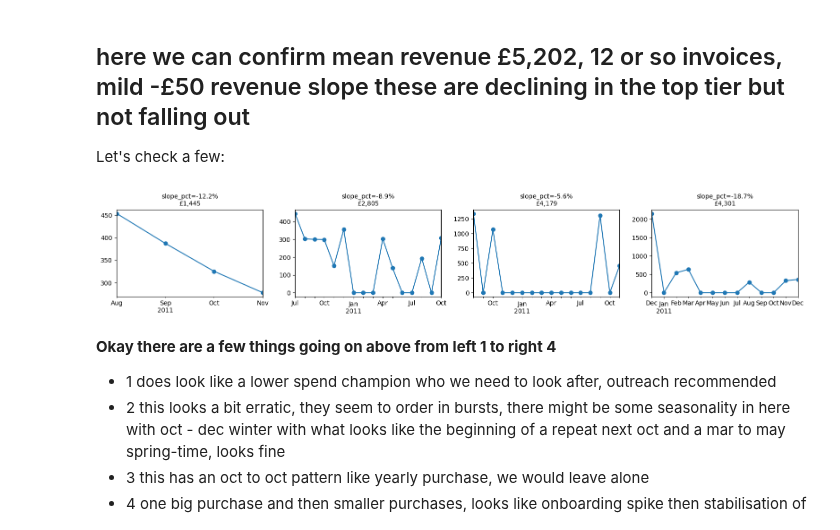
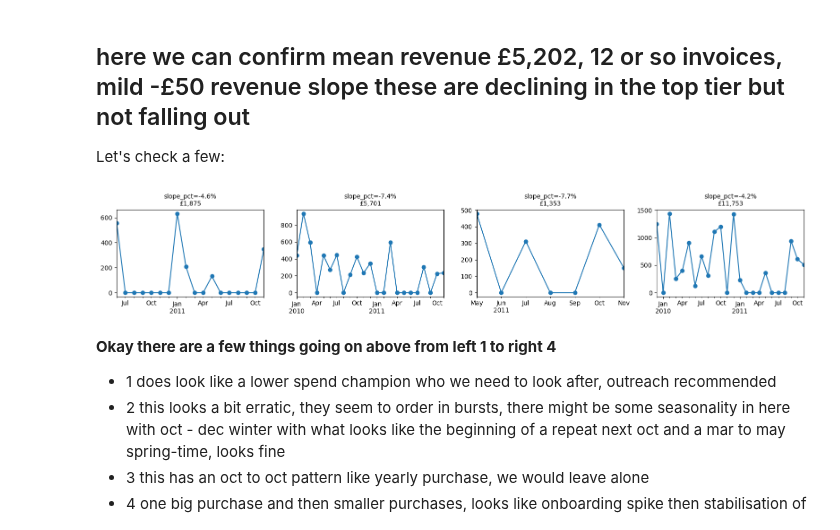
Before and after one commit to sachaplaye/rfm-lifecycle-segmentation, a Jupyter notebook: notebooks/3_data_distributions.ipynb, the cells around one changed output. Saved outputs shown, nothing was run; the diff lists cells and outputs as text; code cells hidden in the pictures.

```diff
--- a/notebooks/3_data_distributions.ipynb
+++ b/notebooks/3_data_distributions.ipynb
@@ -503,9 +991,0 @@ customer['rev_slope_pct'] = customer['rev_slope'] / avg_monthly_rev
-# %%
-# Number of active months — useful for filtering slopes downstream
-n_active_months = (df.assign(month=df['InvoiceDateMin'].dt.to_period('M'))
-                     .groupby('CustomerHashID')['month']
-                     .nunique()
-                     .rename('n_active_months'))
-
-customer = customer.drop(columns=['n_active_months'], errors='ignore')
-customer = customer.merge(n_active_months, on='CustomerHashID', how='left')
@@ -1413,21 +1740,0 @@ They were replaced by 160 active customers who are driving current value.
-# %%
-# Define "trustworthy" slope: at least 3 active months
-trustworthy = customer['n_active_months'] >= 3
-
-# Tercile the trustworthy slopes — top 1/3 = Growing, bottom 1/3 = Declining
-upper_cut = customer.loc[trustworthy, 'rev_slope_pct'].quantile(0.66)
-lower_cut = customer.loc[trustworthy, 'rev_slope_pct'].quantile(0.33)
-
-def trajectory_label(row):
-    if row['n_active_months'] < 3 or pd.isna(row['rev_slope_pct']):
-    # if pd.isna(row['rev_slope_pct']):
-        return 'Insufficient data'
-    if row['rev_slope_pct'] >= upper_cut: return 'Growing'
-    if row['rev_slope_pct'] <= lower_cut: return 'Declining'
-    return 'Stable'
-
-customer['trajectory'] = customer.apply(trajectory_label, axis=1)
-
-print(customer['trajectory'].value_counts())
-print(f"Growing threshold: {upper_cut:.3f} ({upper_cut*100:.1f}% per month)")
-print(f"Declining threshold: {lower_cut:.3f} ({lower_cut*100:.1f}% per month)")
@@ -1484,7 +1782,7 @@ Insufficient data    0.023828
 Name: proportion, dtype: float64
 # %%
 declining_champs = customer[(customer['lifecycle_segment']=='Champions') &
-                            (customer['trajectory']=='Declining')]
-print(declining_champs[['total_revenue', 'n_invoices', 'recency_days',
-                        'rev_slope', 'rev_slope_pct', 'n_active_months']].describe())
+                            (customer['historical_trajectory']=='Declining')]
+print(declining_champs[['ltm_revenue', 'ltm_n_invoices', 'ltm_recency_days',
+                        'hist_rev_slope', 'hist_rev_slope_pct', 'ltm_n_active_months']].describe())
 # %% [output]
@@ -1514,23 +1812,23 @@ Let's check a few:
 # %%
 import matplotlib.pyplot as plt
 
 # Pull 4 random declining Champions and plot their monthly trajectories
 sample = declining_champs.sample(4, random_state=42)
 fig, axes = plt.subplots(1, 4, figsize=(16, 3))
 
 for ax, (_, row) in zip(axes, sample.iterrows()):
     monthly = (df[df['CustomerHashID']==row['CustomerHashID']]
                 .set_index('InvoiceDateMin')['TotalPrice']
                 .resample('ME').sum())
     monthly.plot(ax=ax, marker='o')
-    ax.set_title(f"slope_pct={row['rev_slope_pct']*100:.1f}%\n£{row['total_revenue']:,.0f}",
+    ax.set_title(f"slope_pct={row['hist_rev_slope_pct']*100:.1f}%\n£{row['total_revenue']:,.0f}",
                  fontsize=10)
     ax.set_xlabel('')
 
 plt.tight_layout()
 plt.show()
 # %% [output]
-[figure, old version]
+[figure, new version]
 # %% [markdown]
 **Okay there are a few things going on above from left 1 to right 4**
 - 1 does look like a lower spend champion who we need to look after, outreach recommended
```
Also changed, not shown: parts of 92 cells of this notebook, 1 other file.
